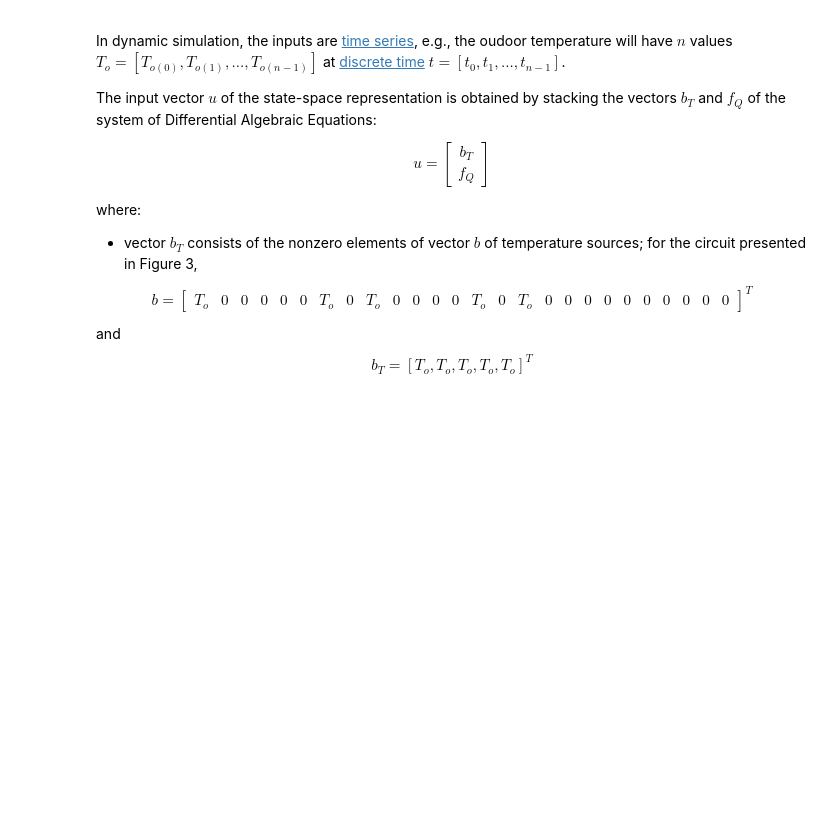
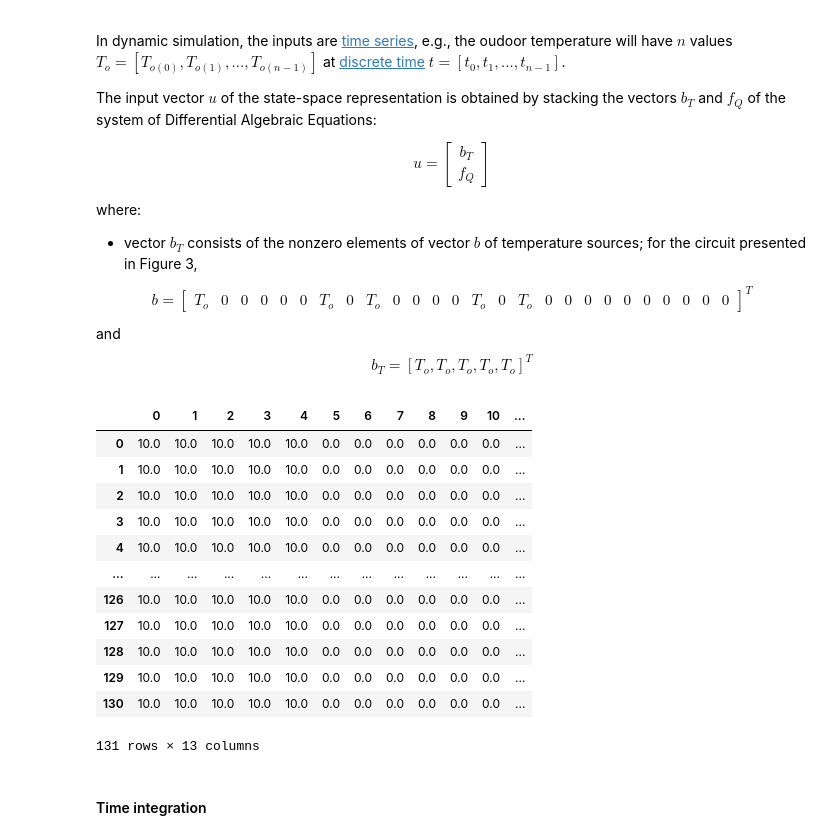
Before and after one commit to ZHAW-dm4bem-2023/reproducible-report-michael_fabian, a Jupyter notebook: Project.ipynb, the cells around one changed output. Saved outputs shown, nothing was run; the diff lists cells and outputs as text; code cells hidden in the pictures; blank space fills up the shorter version.

```diff
--- a/Project.ipynb
+++ b/Project.ipynb
@@ -879,3 +879,24 @@ T_o &0  &0  &0  &0  &0  &T_o  &0  &T_o  &0  &0  &0  &0  &T_o  &0  &T_o  &0  &0
 \end{matrix}]^T$$
 and
 $$b_T = [T_o, T_o, T_o, T_o, T_o]^T$$
+# %%
+u = np.zeros([n, 13])                # u = [To To To Tisp Φo Φi Qa Φa]
+u[:, 0:5] = 10 * np.ones([n, 5])    # To = 10 for n time steps
+
+pd.DataFrame(u)
+# %% [output]
+|  | 0 | 1 | 2 | 3 | 4 | 5 | 6 | 7 | 8 | 9 | 10 | ... |
+| 0 | 10.0 | 10.0 | 10.0 | 10.0 | 10.0 | 0.0 | 0.0 | 0.0 | 0.0 | 0.0 | 0.0 | ... |
+| 1 | 10.0 | 10.0 | 10.0 | 10.0 | 10.0 | 0.0 | 0.0 | 0.0 | 0.0 | 0.0 | 0.0 | ... |
+| 2 | 10.0 | 10.0 | 10.0 | 10.0 | 10.0 | 0.0 | 0.0 | 0.0 | 0.0 | 0.0 | 0.0 | ... |
+| 3 | 10.0 | 10.0 | 10.0 | 10.0 | 10.0 | 0.0 | 0.0 | 0.0 | 0.0 | 0.0 | 0.0 | ... |
+| 4 | 10.0 | 10.0 | 10.0 | 10.0 | 10.0 | 0.0 | 0.0 | 0.0 | 0.0 | 0.0 | 0.0 | ... |
+| ... | ... | ... | ... | ... | ... | ... | ... | ... | ... | ... | ... | ... |
+| 126 | 10.0 | 10.0 | 10.0 | 10.0 | 10.0 | 0.0 | 0.0 | 0.0 | 0.0 | 0.0 | 0.0 | ... |
+| 127 | 10.0 | 10.0 | 10.0 | 10.0 | 10.0 | 0.0 | 0.0 | 0.0 | 0.0 | 0.0 | 0.0 | ... |
+| 128 | 10.0 | 10.0 | 10.0 | 10.0 | 10.0 | 0.0 | 0.0 | 0.0 | 0.0 | 0.0 | 0.0 | ... |
+| 129 | 10.0 | 10.0 | 10.0 | 10.0 | 10.0 | 0.0 | 0.0 | 0.0 | 0.0 | 0.0 | 0.0 | ... |
+| 130 | 10.0 | 10.0 | 10.0 | 10.0 | 10.0 | 0.0 | 0.0 | 0.0 | 0.0 | 0.0 | 0.0 | ... |
+131 rows × 13 columns
+# %% [markdown]
+#### Time integration
```
Also changed, not shown: parts of 8 cells of this notebook.
